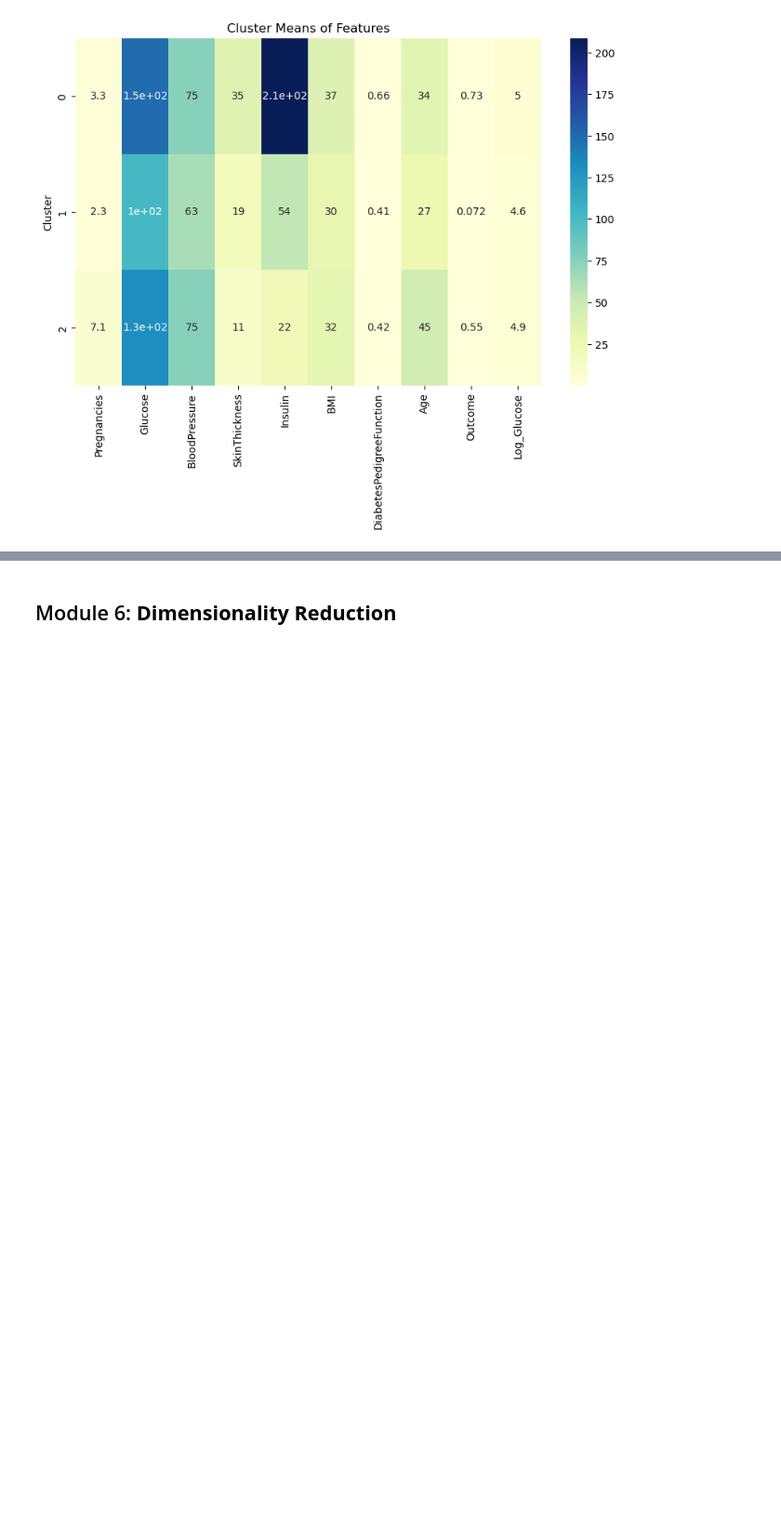
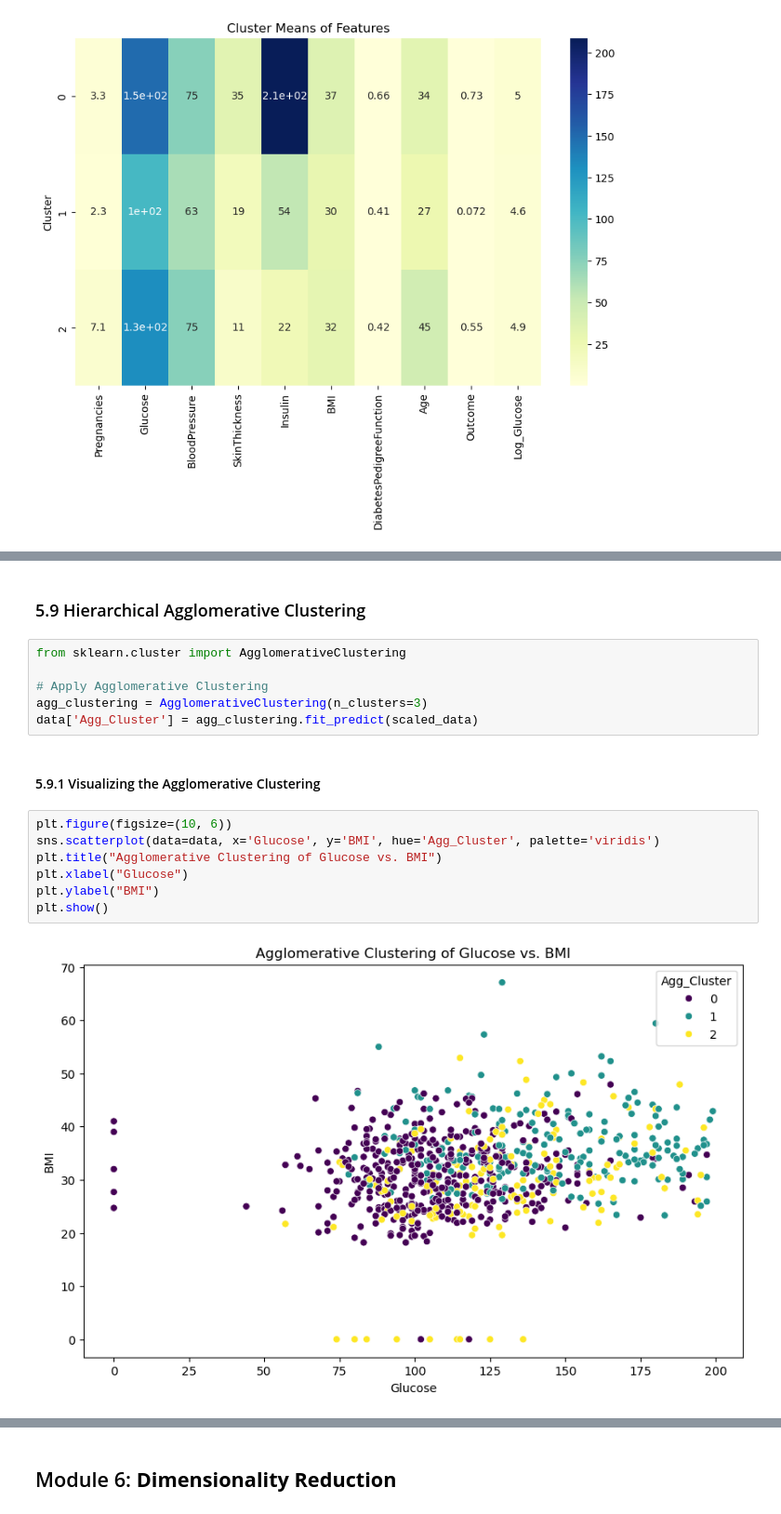
Before and after one commit to naveen2964/21BDS0266_EDA, a Jupyter notebook: Digital Assignment EDA.ipynb, the cells around one changed output, grey strips where cells are left out. Shown at 93% size. Cells and saved outputs as stored; diff of their text form; blank space fills up the shorter version.

```diff
--- a/Digital Assignment EDA.ipynb
+++ b/Digital Assignment EDA.ipynb
@@ -499,0 +565,19 @@ plt.show()
+# %% [markdown]
+### 5.9 Hierarchical Agglomerative Clustering
+# %%
+from sklearn.cluster import AgglomerativeClustering
+
+# Apply Agglomerative Clustering
+agg_clustering = AgglomerativeClustering(n_clusters=3)
+data['Agg_Cluster'] = agg_clustering.fit_predict(scaled_data)
+# %% [markdown]
+#### 5.9.1 Visualizing the Agglomerative Clustering
+# %%
+plt.figure(figsize=(10, 6))
+sns.scatterplot(data=data, x='Glucose', y='BMI', hue='Agg_Cluster', palette='viridis')
+plt.title("Agglomerative Clustering of Glucose vs. BMI")
+plt.xlabel("Glucose")
+plt.ylabel("BMI")
+plt.show()
+# %% [output]
+[figure, added]
```
Also changed, not shown: parts of 18 cells of this notebook.
